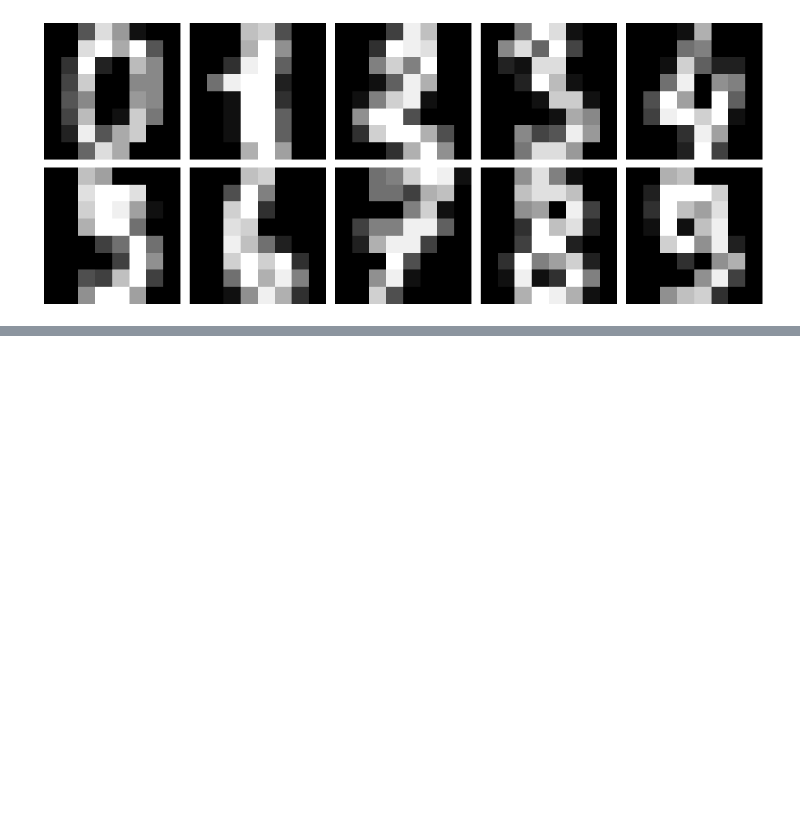
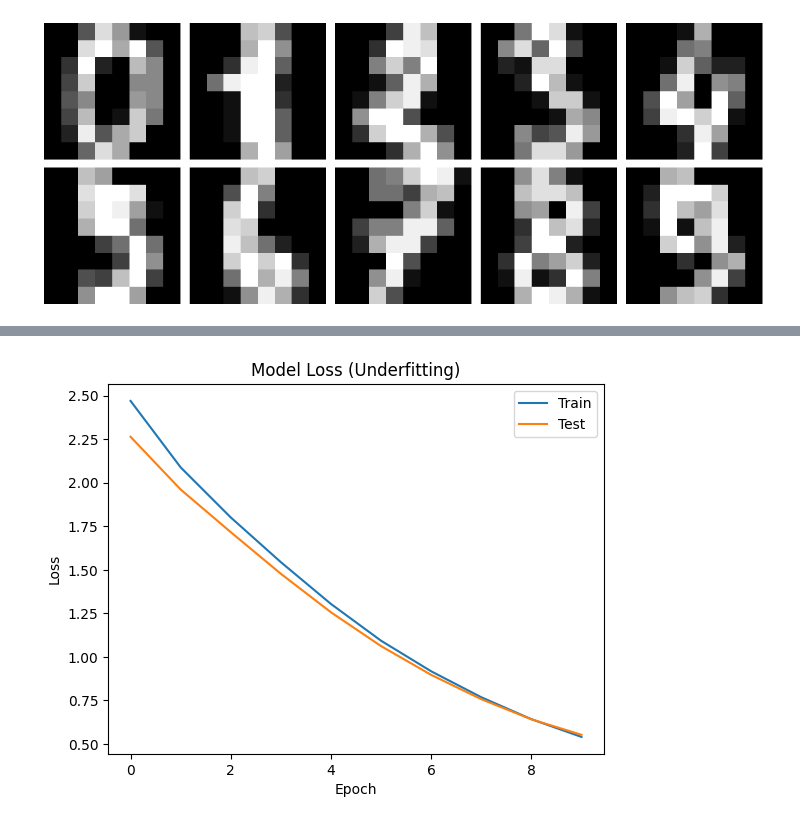
Before and after one commit to scs5/data-science-notebooks, a Jupyter notebook: principles/loss_curves.ipynb, the cells around one changed output, grey strips where cells are left out. Drawn from its saved outputs; the diff is of its cells as text; code cells hidden in the pictures; blank space fills up the shorter version.

```diff
--- a/principles/loss_curves.ipynb
+++ b/principles/loss_curves.ipynb
@@ -80,3 +63,31 @@ Epoch 30/30
+# %%
+# Create a simple MLP
+input_size = 64
+hidden_size = 128
+output_size = 10
+model = models.Sequential([
+    layers.Dense(output_size, activation='relu', input_shape=(input_size,)),
+    layers.Dense(output_size)
+])
+
+# Compile the model
+model.compile(optimizer='adam',
+              loss=tf.keras.losses.SparseCategoricalCrossentropy(from_logits=True),
+              metrics=['accuracy'])
+
+# Fit the model on the training data
+history = model.fit(X_train, y_train, epochs=10, validation_data=(X_test, y_test), verbose=0)
+
+# Plot the loss curves
+plt.plot(history.history['loss'])
+plt.plot(history.history['val_loss'])
+plt.title('Model Loss (Underfitting)')
+plt.ylabel('Loss')
+plt.xlabel('Epoch')
+plt.legend(['Train', 'Test'], loc='upper right')
+plt.show()
+# %% [output]
+[figure, added]
 # %%
 # Create a simple MLP
 input_size = 64
```
Also changed, not shown: parts of 3 cells of this notebook.
